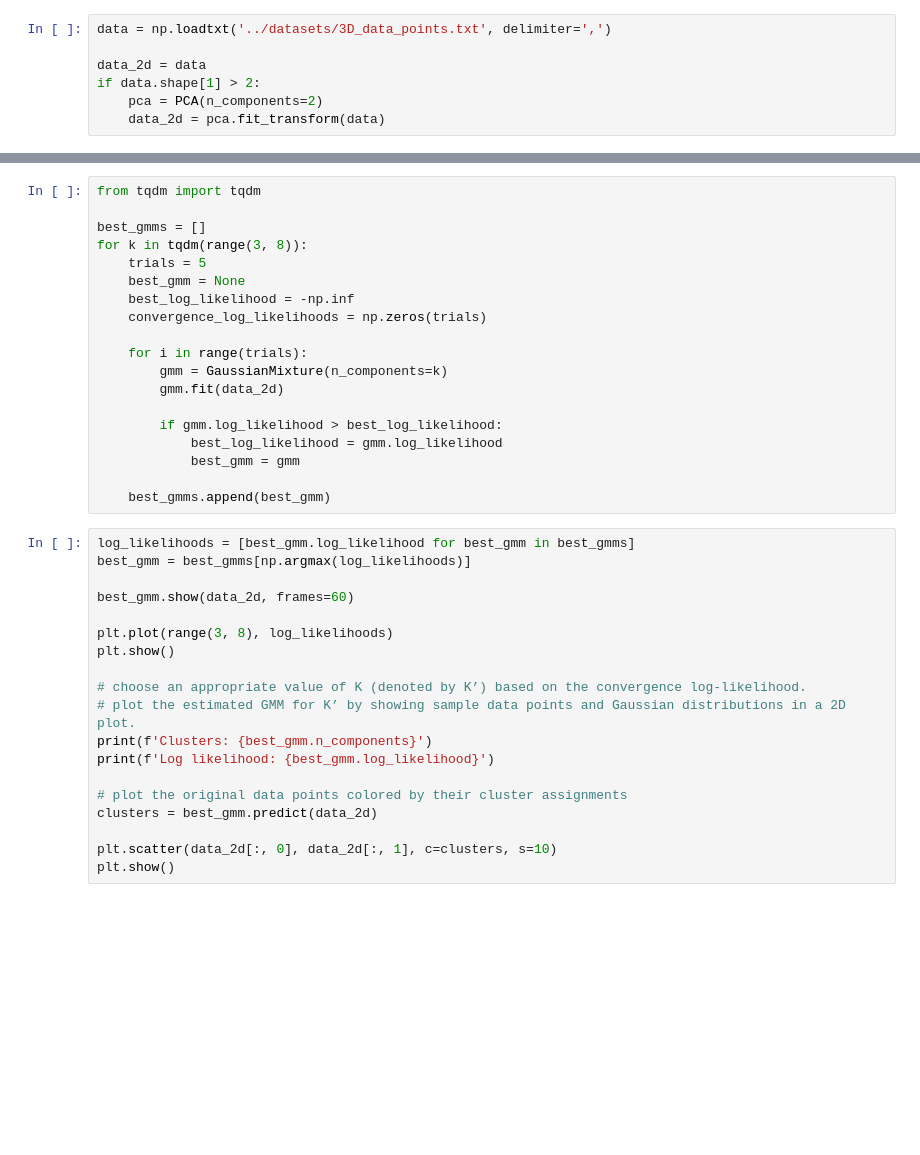
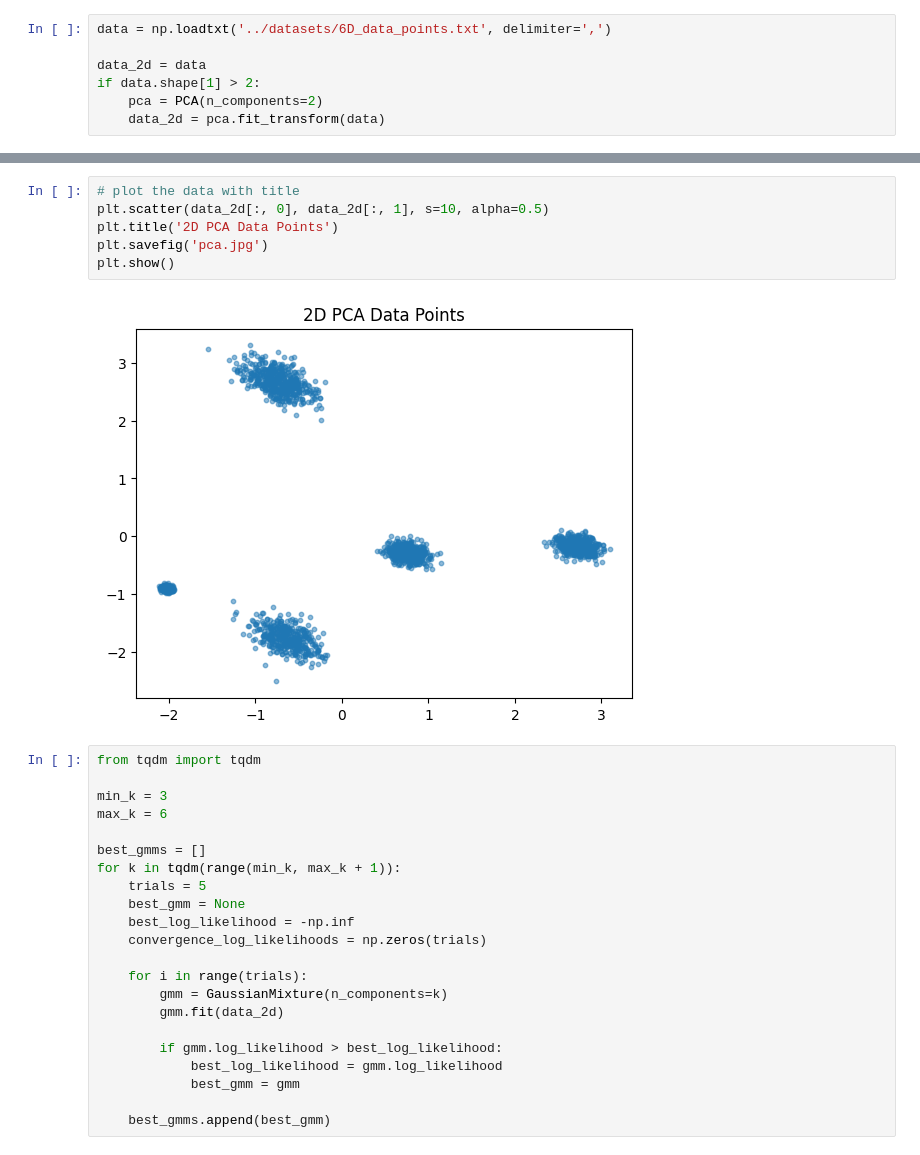
Before and after one commit to fardinanam/CSE472-Machine-Learning-Sessional, a Jupyter notebook: offline_4/solution/gaussian_mixture_with_pca.ipynb, the cells around one changed output, grey strips where cells are left out. Drawn from its saved outputs; the diff is of its cells as text; blank space fills up the shorter version.

```diff
--- a/offline_4/solution/gaussian_mixture_with_pca.ipynb
+++ b/offline_4/solution/gaussian_mixture_with_pca.ipynb
@@ -24,5 +272,5 @@ class PCA:
 # %%
-data = np.loadtxt('../datasets/3D_data_points.txt', delimiter=',')
+data = np.loadtxt('../datasets/6D_data_points.txt', delimiter=',')
 
 data_2d = data
 if data.shape[1] > 2:
@@ -279,8 +279,19 @@ class GaussianMixture:
+# %%
+# plot the data with title
+plt.scatter(data_2d[:, 0], data_2d[:, 1], s=10, alpha=0.5)
+plt.title('2D PCA Data Points')
+plt.savefig('pca.jpg')
+plt.show()
+# %% [output]
+[figure, added]
 # %%
 from tqdm import tqdm
 
+min_k = 3
+max_k = 6
+
 best_gmms = []
-for k in tqdm(range(3, 8)):
+for k in tqdm(range(min_k, max_k + 1)):
     trials = 5
     best_gmm = None
     best_log_likelihood = -np.inf
@@ -295,22 +306,3 @@ for k in tqdm(range(3, 8)):
             best_gmm = gmm
 
     best_gmms.append(best_gmm)
-# %%
-log_likelihoods = [best_gmm.log_likelihood for best_gmm in best_gmms]
-best_gmm = best_gmms[np.argmax(log_likelihoods)]
-
-best_gmm.show(data_2d, frames=60)
-
-plt.plot(range(3, 8), log_likelihoods)
-plt.show()
-
-# choose an appropriate value of K (denoted by K’) based on the convergence log-likelihood.
-# plot the estimated GMM for K’ by showing sample data points and Gaussian distributions in a 2D plot.
-print(f'Clusters: {best_gmm.n_components}')
-print(f'Log likelihood: {best_gmm.log_likelihood}')
-
-# plot the original data points colored by their cluster assignments
-clusters = best_gmm.predict(data_2d)
-
-plt.scatter(data_2d[:, 0], data_2d[:, 1], c=clusters, s=10)
-plt.show()
```
Also changed, not shown: parts of 6 cells of this notebook, 3 other files.
